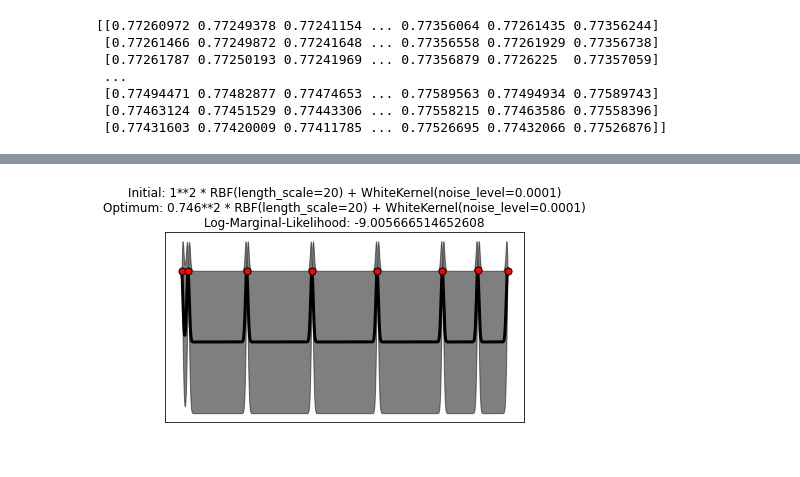
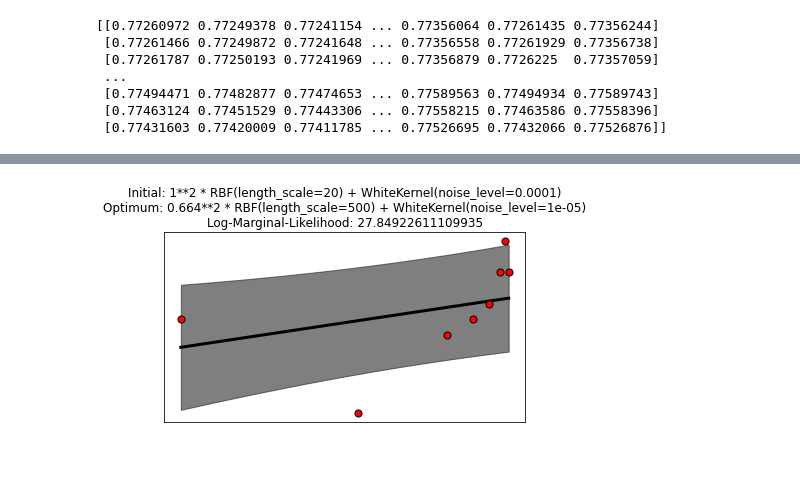
Before and after one commit to michelleliu1027/Bayesian_PV, a Jupyter notebook: BO_example.ipynb, the cells around one changed output, grey strips where cells are left out. Drawn from its saved outputs; the diff is of its cells as text; code cells hidden in the pictures.

Commit message:
take log(x) during plot

```diff
--- a/BO_example.ipynb
+++ b/BO_example.ipynb
@@ -148,8 +148,8 @@ while i <6:
 # %% [output]
 [figure]
 # %%
-X = x_normal[[0,99,999,1999,2999,3999,4999]].reshape(7)
-y = y_normal[[0,99,999,1999,2999,3999,4999]]
+X = x_normal[[1,99,999,1999,2999,3999,4999]].reshape(7)
+y = y_normal[[1,99,999,1999,2999,3999,4999]]
 X = X.reshape(7,1)
 
 # First run
@@ -227,18 +228,23 @@ print (x_loop)
+# %%
+x_loop =np.array([1, 10, 32, 100, 316, 1000, 3162])
 # %%
 # Preparing training set
 X = x_normal[x_loop].reshape(x_loop.size)
 y = y_normal[x_loop]
 X = X.reshape(x_loop.size,1)
+X = np.log10(X)
+MAX_x_value = np.log10(5000)
+X_ = np.linspace(0,MAX_x_value, 5000)
 # Kernel setting
-length_scale_bounds_MAX = 600
+length_scale_bounds_MAX = 500
 length_scale_bounds_MIN = 1e-2
 
 kernel = 1.0 * RBF(length_scale=20,
 length_scale_bounds=(length_scale_bounds_MIN, length_scale_bounds_MAX)) \
     + WhiteKernel(noise_level=0.0001)
 gp = GaussianProcessRegressor(kernel=kernel,alpha=0.0).fit(X, y)
 
 y_mean, y_cov = gp.predict(X_[:, np.newaxis], return_cov=True)
 plot (X_,y_mean,y,y_cov,gp,kernel)
 # %% [output]
-[figure, old version]
+[figure, new version]
```
Also changed, not shown: parts of 2 cells of this notebook.
